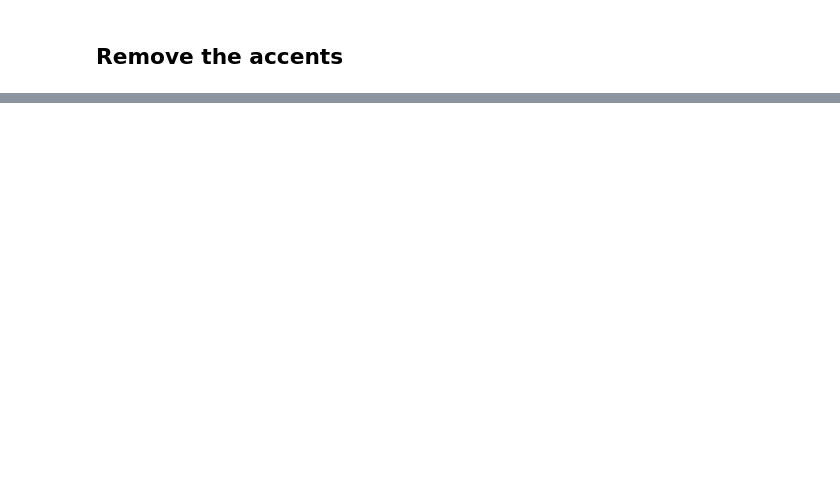
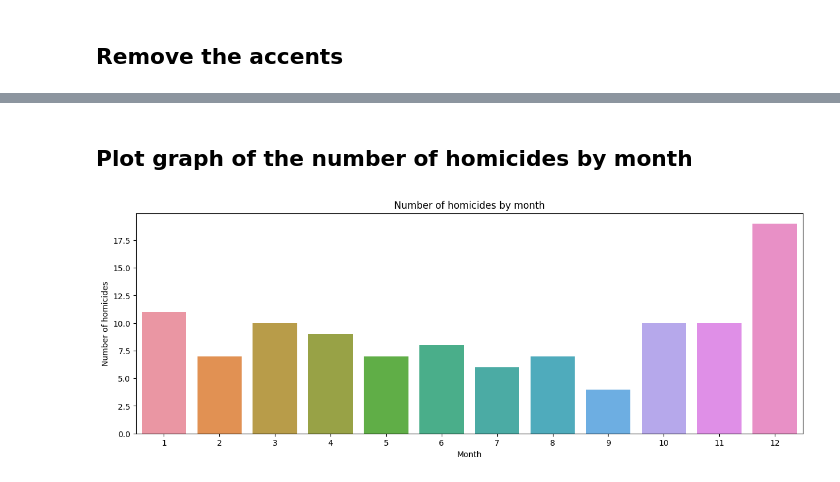
Before and after one commit to aSTRonuun/MachineLearning-2023-Vitor-Alves, a Jupyter notebook: 01-Exercices/02-Crime-Data-Analysis/Pre-processing-intentional-homicide-dataset.ipynb, the cells around one changed output, grey strips where cells are left out. Cells and saved outputs as stored; diff of their text form; code cells hidden in the pictures; blank space fills up the shorter version.

```diff
--- a/01-Exercices/02-Crime-Data-Analysis/Pre-processing-intentional-homicide-dataset.ipynb
+++ b/01-Exercices/02-Crime-Data-Analysis/Pre-processing-intentional-homicide-dataset.ipynb
@@ -154,0 +176,4 @@ df.head()
+# %%
+# filter the column 'HORA_FATO' to only include the lines that contains the format 00:00:00 am or pm
+df = df[df['HORA_FATO'].str.contains('[0-9]{2}:[0-9]{2}:[0-9]{2} [ap]m')]
+df.head()
@@ -154,0 +189,4 @@ df.head()
+# %%
+# convert the column 'HORA_FATO' to datetime
+df['HORA_FATO'] = pd.to_datetime(df['HORA_FATO'])
+df.head()
@@ -154,0 +202,4 @@ df.head()
+# %%
+# convert the column 'HORA_FATO' to string
+df['HORA_FATO'] = df['HORA_FATO'].dt.strftime('%H:%M:%S')
+df.head()
@@ -154,0 +215,4 @@ df.head()
+# %%
+# convert the column 'IDADE_PESSOA' to int
+df['IDADE_PESSOA'] = df['IDADE_PESSOA'].astype(int)
+df.head()
@@ -154,0 +239,16 @@ df.head()
+# %% [markdown]
+## Plot graph of the number of homicides by month
+# %%
+## plot graphs
+import matplotlib.pyplot as plt
+import seaborn as sns
+
+# plot the graph of the number of homicides by month
+plt.figure(figsize=(15, 5))
+sns.countplot(x='MÊS ESTATISTICA', data=df)
+plt.title('Number of homicides by month')
+plt.xlabel('Month')
+plt.ylabel('Number of homicides')
+plt.show()
+# %% [output]
+[figure, added]
```
Also changed, not shown: parts of 33 cells of this notebook.
